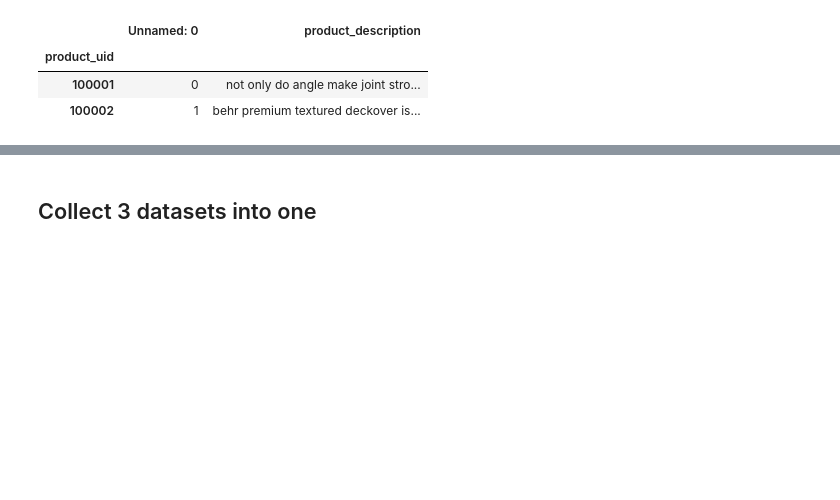
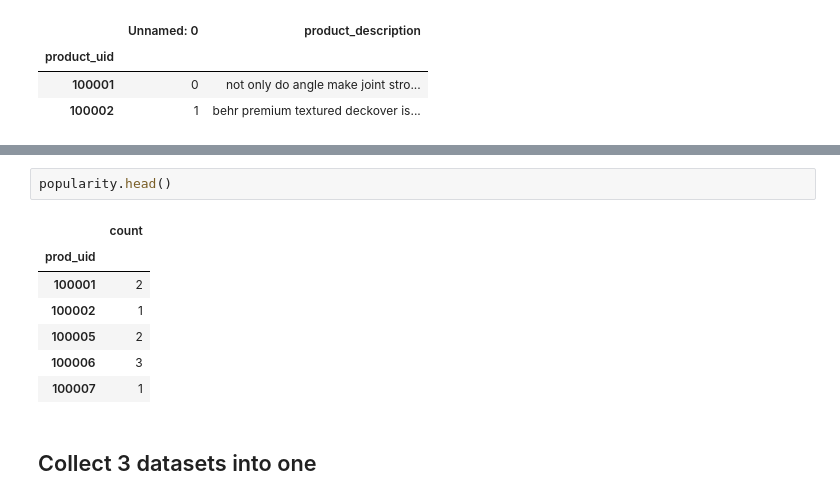
Before and after one commit to zeyger/home-depot, a Jupyter notebook: notebooks/home-depot.ipynb, the cells around one changed output, grey strips where cells are left out. Cells and saved outputs as stored; diff of their text form; blank space fills up the shorter version.

```diff
--- a/notebooks/home-depot.ipynb
+++ b/notebooks/home-depot.ipynb
@@ -690,3 +760,13 @@ display(descriptions.head(2))
+# %%
+popularity.head()
+# %% [output]
+|  | count |
+| prod_uid |  |
+| 100001 | 2 |
+| 100002 | 1 |
+| 100005 | 2 |
+| 100006 | 3 |
+| 100007 | 1 |
 # %% [markdown]
 ## Collect 3 datasets into one
 # %%
```
Also changed, not shown: parts of 19 cells of this notebook.
